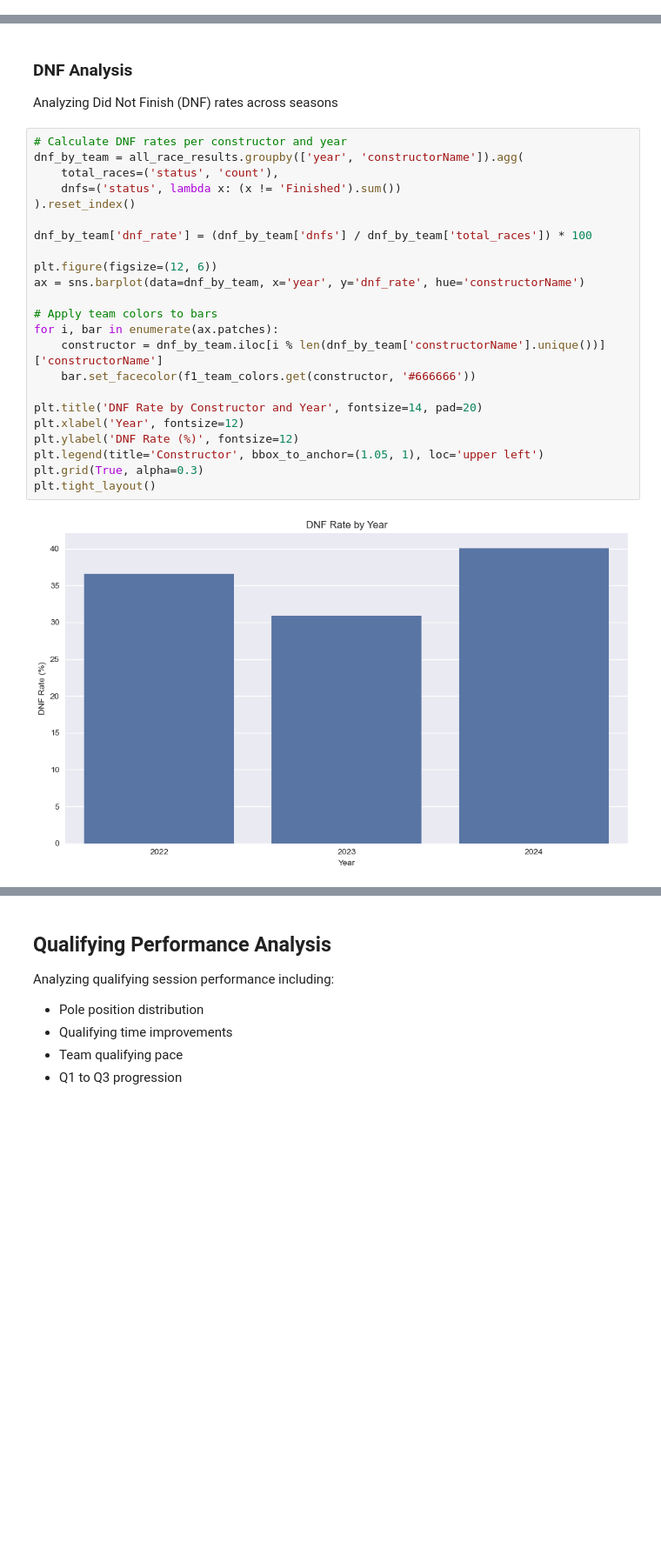
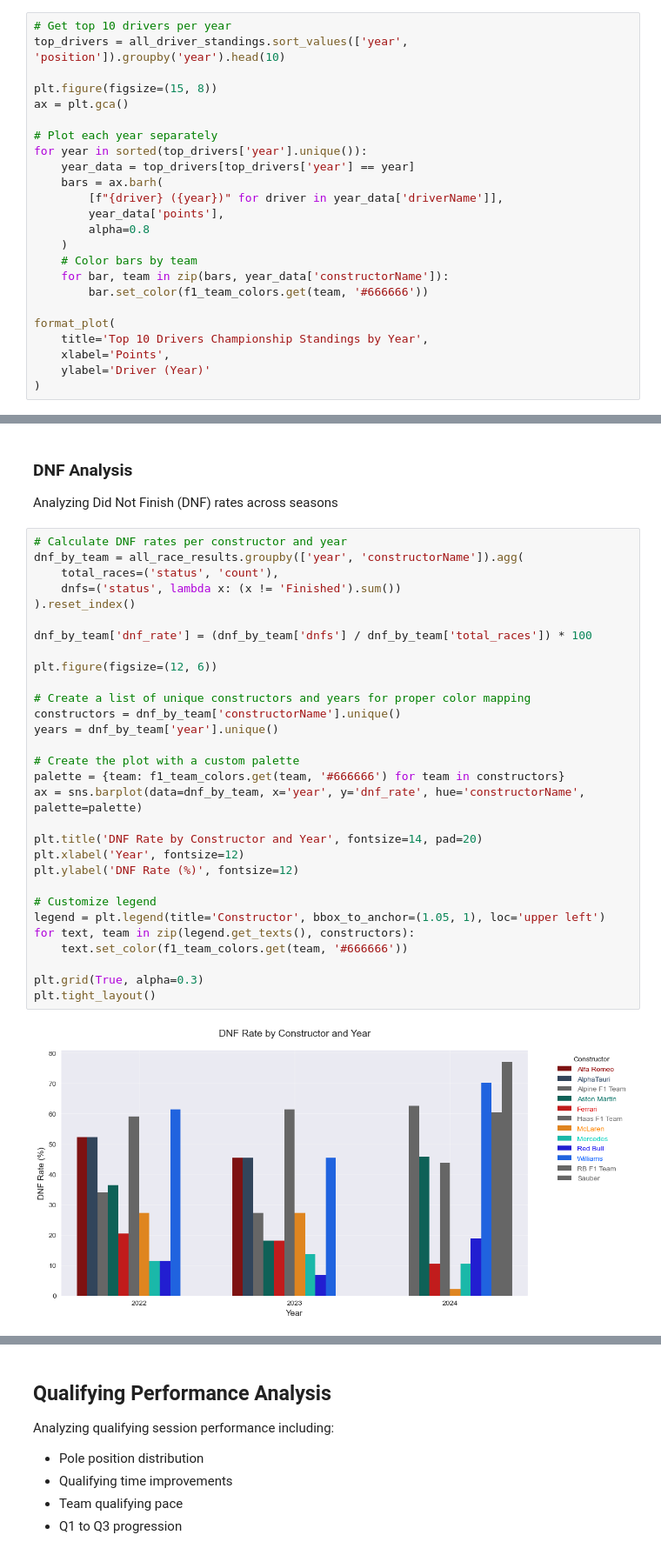
Before and after one commit to FarachaAz/DA-PROJECT, a Jupyter notebook: championships_analysis.ipynb, the cells around one changed output, grey strips where cells are left out. Shown at 87% size. Cells and saved outputs as stored; diff of their text form; blank space fills up the shorter version.

```diff
--- a/championships_analysis.ipynb
+++ b/championships_analysis.ipynb
@@ -819,0 +762,24 @@ Analyzing race results data including finishing positions, fastest laps, and DNF
+# %%
+# Get top 10 drivers per year
+top_drivers = all_driver_standings.sort_values(['year', 'position']).groupby('year').head(10)
+
+plt.figure(figsize=(15, 8))
+ax = plt.gca()
+
+# Plot each year separately
+for year in sorted(top_drivers['year'].unique()):
+    year_data = top_drivers[top_drivers['year'] == year]
+    bars = ax.barh(
+        [f"{driver} ({year})" for driver in year_data['driverName']],
+        year_data['points'],
+        alpha=0.8
+    )
+    # Color bars by team
+    for bar, team in zip(bars, year_data['constructorName']):
+        bar.set_color(f1_team_colors.get(team, '#666666'))
+
+format_plot(
+    title='Top 10 Drivers Championship Standings by Year',
+    xlabel='Points',
+    ylabel='Driver (Year)'
+)
@@ -851,25 +879,32 @@ Analyzing Did Not Finish (DNF) rates across seasons
 # %%
 # Calculate DNF rates per constructor and year
 dnf_by_team = all_race_results.groupby(['year', 'constructorName']).agg(
     total_races=('status', 'count'),
     dnfs=('status', lambda x: (x != 'Finished').sum())
 ).reset_index()
 
 dnf_by_team['dnf_rate'] = (dnf_by_team['dnfs'] / dnf_by_team['total_races']) * 100
 
 plt.figure(figsize=(12, 6))
-ax = sns.barplot(data=dnf_by_team, x='year', y='dnf_rate', hue='constructorName')
 
-# Apply team colors to bars
-for i, bar in enumerate(ax.patches):
-    constructor = dnf_by_team.iloc[i % len(dnf_by_team['constructorName'].unique())]['constructorName']
-    bar.set_facecolor(f1_team_colors.get(constructor, '#666666'))
+# Create a list of unique constructors and years for proper color mapping
+constructors = dnf_by_team['constructorName'].unique()
+years = dnf_by_team['year'].unique()
+
+# Create the plot with a custom palette
+palette = {team: f1_team_colors.get(team, '#666666') for team in constructors}
+ax = sns.barplot(data=dnf_by_team, x='year', y='dnf_rate', hue='constructorName', palette=palette)
 
 plt.title('DNF Rate by Constructor and Year', fontsize=14, pad=20)
 plt.xlabel('Year', fontsize=12)
 plt.ylabel('DNF Rate (%)', fontsize=12)
-plt.legend(title='Constructor', bbox_to_anchor=(1.05, 1), loc='upper left')
+
+# Customize legend
+legend = plt.legend(title='Constructor', bbox_to_anchor=(1.05, 1), loc='upper left')
+for text, team in zip(legend.get_texts(), constructors):
+    text.set_color(f1_team_colors.get(team, '#666666'))
+
 plt.grid(True, alpha=0.3)
 plt.tight_layout()
 # %% [output]
-[figure, old version]
+[figure, new version]
```
Also changed, not shown: parts of 442 cells of this notebook, 2 other files.
